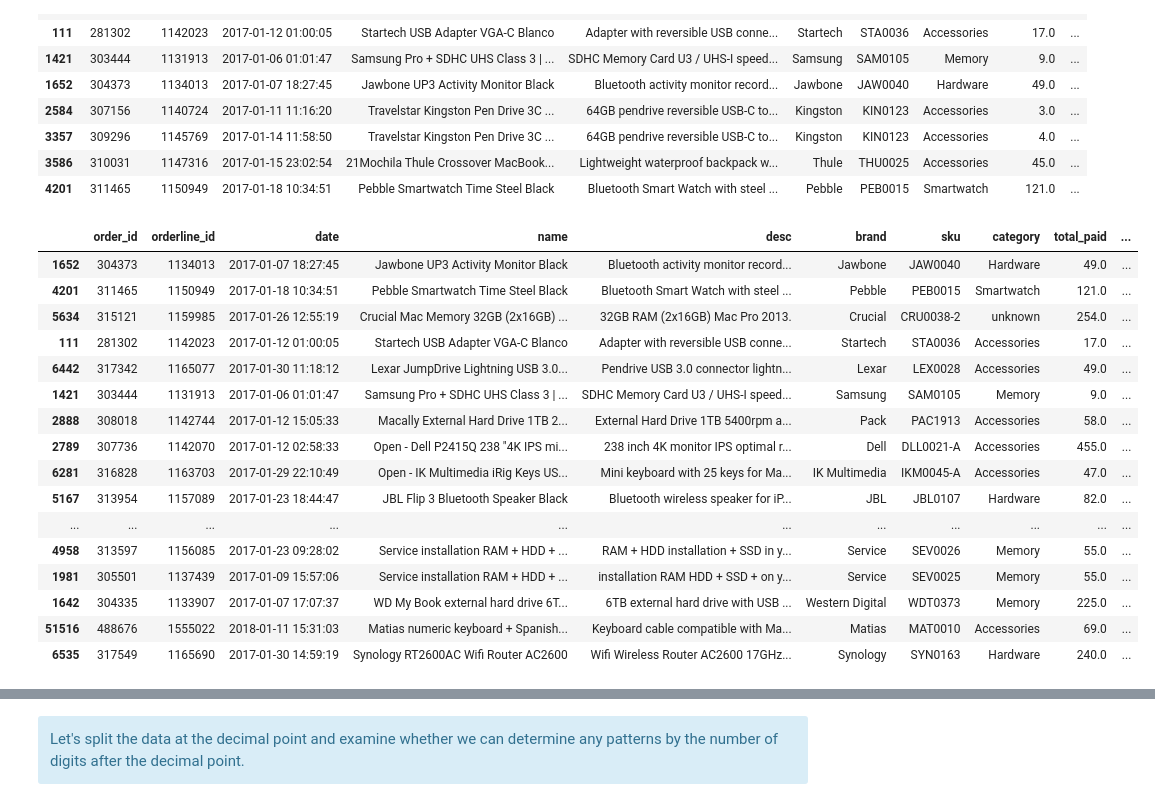
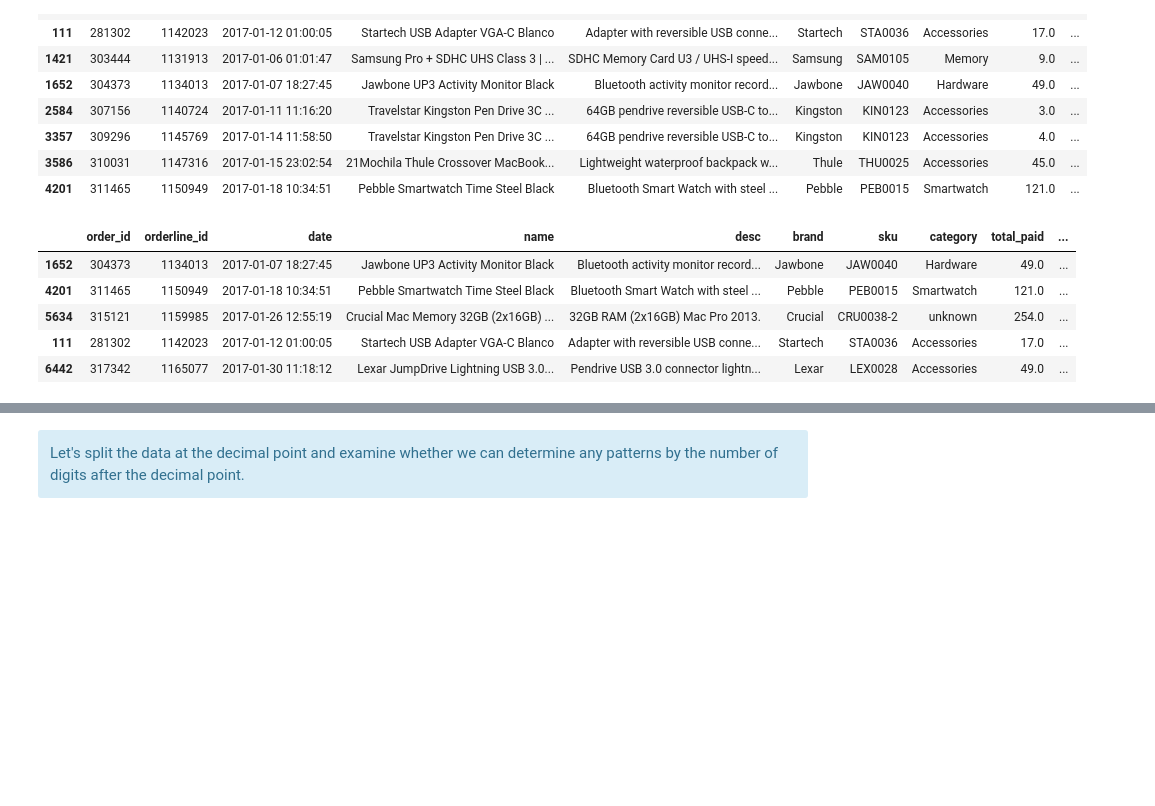
Before and after one commit to Donal-Flanagan/Eniac_discount_analysis, a Jupyter notebook: notebooks/2 - price_cleaning_munge/decimal_values.ipynb, the cells around one changed output, grey strips where cells are left out. Drawn from its saved outputs; the diff is of its cells as text; code cells hidden in the pictures; blank space fills up the shorter version.

Commit message:
Working on fixing the decimal points. Updated the helper functions.

```diff
--- a/notebooks/2 - price_cleaning_munge/decimal_values.ipynb
+++ b/notebooks/2 - price_cleaning_munge/decimal_values.ipynb
@@ -545,8 +472,8 @@ outliers.head()
 # %%
-def _calculate_percentage_difference2(row, decimal_col, comparison_col):
-    return (row[decimal_col] - row[comparison_col])/row[decimal_col]*100
+def _calculate_percentage_difference(df, reference_col, comparison_col):
+    return ((df[reference_col] - df[comparison_col])/df[reference_col]*100).round(2)
 
-def _move_decimal_right2(row, decimal_col, comparison_col):
+def _move_decimal_right(row, decimal_col, comparison_col):
     denominator = 10
 
     while True:
@@ -554,39 +481,38 @@ def _move_decimal_right2(row, decimal_col, comparison_col):
         new_row[decimal_col] /= denominator
 
         # Check if the new percentage difference is closer to 0
-        if abs(_calculate_percentage_difference2(new_row, decimal_col, comparison_col)) > abs(_calculate_percentage_difference2(row, decimal_col, comparison_col)):
+        if abs(_calculate_percentage_difference(new_row, decimal_col, comparison_col)) > abs(_calculate_percentage_difference(row, decimal_col, comparison_col)):
             return row
         else:
             row = new_row
 
-def move_regular_price_decimal_point_right_wrt_sale_price2(df):
-    df = df.apply(lambda row: _move_decimal_right2(row, 'regular_price', 'sale_price'), axis=1)
+def move_regular_price_decimal_point_right_wrt_sale_price(df):
+    df = df.apply(lambda row: _move_decimal_right(row, 'regular_price', 'sale_price'), axis=1)
     return df
 
 
 ''' Check the new logic on the one decimal data and rerun the tests '''
 
-one_decimal_data2 = single_orderline_single_product[single_orderline_single_product.orderline_id.isin(orderline_ids)].copy()
-one_decimal_data2[['regular_price', 'sale_price']] = one_decimal_data2[['regular_price', 'sale_price']].astype('float')
-one_decimal_data2.drop(['total_paid_decimal_count', 'regular_price_decimal_count', 'sale_price_decimal_count'], axis=1, inplace=True)
+one_decimal_data = single_orderline_single_product[single_orderline_single_product.orderline_id.isin(orderline_ids)].copy()
+one_decimal_data[['regular_price', 'sale_price']] = one_decimal_data[['regular_price', 'sale_price']].astype('float')
+one_decimal_data.drop(['total_paid_decimal_count', 'regular_price_decimal_count', 'sale_price_decimal_count'], axis=1, inplace=True)
 
 # Fix the decimal points
-one_decimal_data2 = move_regular_price_decimal_point_right_wrt_sale_price2(one_decimal_data2)
+one_decimal_data = move_regular_price_decimal_point_right_wrt_sale_price2(one_decimal_data)
 
 # Round the prices
-one_decimal_data2[['total_paid', 'regular_price', 'sale_price']] = one_decimal_data2[['total_paid', 'regular_price', 'sale_price']].round()
+one_decimal_data[['total_paid', 'regular_price', 'sale_price']] = one_decimal_data[['total_paid', 'regular_price', 'sale_price']].round()
 
 # Calculate the discount percentage
-one_decimal_data2 = add_discount_percentage_col(one_decimal_data2)
-
+one_decimal_data = add_discount_percentage_col(one_decimal_data)
 
 # Tests
-sale_greater_than_regular_orderline_ids = pdt.test_regular_greater_or_equal_to_sale(one_decimal_data2)
-sale_greater_than_total_orderline_ids = pdt.test_total_greater_or_equal_to_sale(one_decimal_data2)
+sale_greater_than_regular_orderline_ids = pdt.test_regular_greater_or_equal_to_sale(one_decimal_data)
+sale_greater_than_total_orderline_ids = pdt.test_total_greater_or_equal_to_sale(one_decimal_data)
 
 # Outliers
-outliers2 = check_for_outliers(one_decimal_data2)
-print(f"There are {outliers2.shape[0]} outliers")
+outliers = check_for_outliers(one_decimal_data)
+print(f"There are {outliers.shape[0]} outliers")
 # %% [output]
 There are corrupted values in regular_price which are less than their corresponding sale_price values.
 This respresents 1.67% of the data.
@@ -607,6 +527 @@ There are 93 outliers
 </div>
-# %%
-one_decimal_data.discount_percentage = one_decimal_data.discount_percentage.round(2)
-one_decimal_data2.discount_percentage = one_decimal_data2.discount_percentage.round(2)
-
-one_decimal_data[one_decimal_data.discount_percentage != one_decimal_data2.discount_percentage]
@@ -735,0 +612,5 @@ outliers[outliers.order_id.isin([434733])]
+# %%
+#one_decimal_data[one_decimal_data.total_paid==0].total_paid = 29.98
+one_decimal_data.loc[one_decimal_data.order_id==296010, 'total_paid'] = 29.98
+one_decimal_data.loc[one_decimal_data.order_id==301495, 'total_paid'] = 29.98
+one_decimal_data[one_decimal_data.order_id.isin([296010, 301495])]
@@ -746,22 +805,11 @@ one_decimal_data[one_decimal_data.order_id.isin([304373, 311465, 281302, 303444,
 | 3586 | 310031 | 1147316 | 2017-01-15 23:02:54 | 21Mochila Thule Crossover MacBook... | Lightweight waterproof backpack w... | Thule | THU0025 | Accessories | 45.0 | ... |
 | 4201 | 311465 | 1150949 | 2017-01-18 10:34:51 | Pebble Smartwatch Time Steel Black | Bluetooth Smart Watch with steel ... | Pebble | PEB0015 | Smartwatch | 121.0 | ... |
 # %%
-one_decimal_data[one_decimal_data.orderline_id.isin(sale_greater_than_total_orderline_ids)].sort_values('discount_percentage', ascending=False)
+one_decimal_data[one_decimal_data.orderline_id.isin(sale_greater_than_total_orderline_ids)].sort_values('discount_percentage', ascending=False).head()
 # %% [output]
 |  | order_id | orderline_id | date | name | desc | brand | sku | category | total_paid | ... |
 | 1652 | 304373 | 1134013 | 2017-01-07 18:27:45 | Jawbone UP3 Activity Monitor Black | Bluetooth activity monitor record... | Jawbone | JAW0040 | Hardware | 49.0 | ... |
 | 4201 | 311465 | 1150949 | 2017-01-18 10:34:51 | Pebble Smartwatch Time Steel Black | Bluetooth Smart Watch with steel ... | Pebble | PEB0015 | Smartwatch | 121.0 | ... |
 | 5634 | 315121 | 1159985 | 2017-01-26 12:55:19 | Crucial Mac Memory 32GB (2x16GB) ... | 32GB RAM (2x16GB) Mac Pro 2013. | Crucial | CRU0038-2 | unknown | 254.0 | ... |
 | 111 | 281302 | 1142023 | 2017-01-12 01:00:05 | Startech USB Adapter VGA-C Blanco | Adapter with reversible USB conne... | Startech | STA0036 | Accessories | 17.0 | ... |
 | 6442 | 317342 | 1165077 | 2017-01-30 11:18:12 | Lexar JumpDrive Lightning USB 3.0... | Pendrive USB 3.0 connector lightn... | Lexar | LEX0028 | Accessories | 49.0 | ... |
-| 1421 | 303444 | 1131913 | 2017-01-06 01:01:47 | Samsung Pro + SDHC UHS Class 3 | ... | SDHC Memory Card U3 / UHS-I speed... | Samsung | SAM0105 | Memory | 9.0 | ... |
-| 2888 | 308018 | 1142744 | 2017-01-12 15:05:33 | Macally External Hard Drive 1TB 2... | External Hard Drive 1TB 5400rpm a... | Pack | PAC1913 | Accessories | 58.0 | ... |
-| 2789 | 307736 | 1142070 | 2017-01-12 02:58:33 | Open - Dell P2415Q 238 "4K IPS mi... | 238 inch 4K monitor IPS optimal r... | Dell | DLL0021-A | Accessories | 455.0 | ... |
-| 6281 | 316828 | 1163703 | 2017-01-29 22:10:49 | Open - IK Multimedia iRig Keys US... | Mini keyboard with 25 keys for Ma... | IK Multimedia | IKM0045-A | Accessories | 47.0 | ... |
-| 5167 | 313954 | 1157089 | 2017-01-23 18:44:47 | JBL Flip 3 Bluetooth Speaker Black | Bluetooth wireless speaker for iP... | JBL | JBL0107 | Hardware | 82.0 | ... |
-| ... | ... | ... | ... | ... | ... | ... | ... | ... | ... | ... |
-| 4958 | 313597 | 1156085 | 2017-01-23 09:28:02 | Service installation RAM + HDD + ... | RAM + HDD installation + SSD in y... | Service | SEV0026 | Memory | 55.0 | ... |
-| 1981 | 305501 | 1137439 | 2017-01-09 15:57:06 | Service installation RAM + HDD + ... | installation RAM HDD + SSD + on y... | Service | SEV0025 | Memory | 55.0 | ... |
-| 1642 | 304335 | 1133907 | 2017-01-07 17:07:37 | WD My Book external hard drive 6T... | 6TB external hard drive with USB ... | Western Digital | WDT0373 | Memory | 225.0 | ... |
-| 51516 | 488676 | 1555022 | 2018-01-11 15:31:03 | Matias numeric keyboard + Spanish... | Keyboard cable compatible with Ma... | Matias | MAT0010 | Accessories | 69.0 | ... |
-| 6535 | 317549 | 1165690 | 2017-01-30 14:59:19 | Synology RT2600AC Wifi Router AC2600 | Wifi Wireless Router AC2600 17GHz... | Synology | SYN0163 | Hardware | 240.0 | ... |
```
Also changed, not shown: parts of 52 cells of this notebook.
